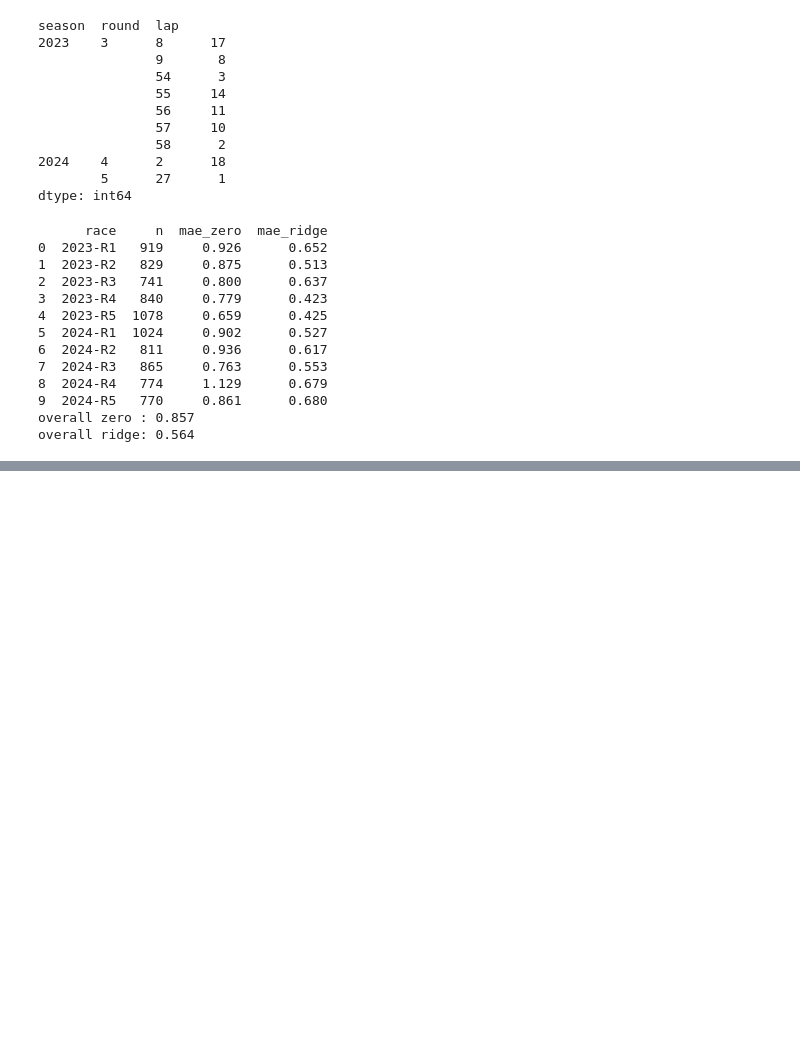
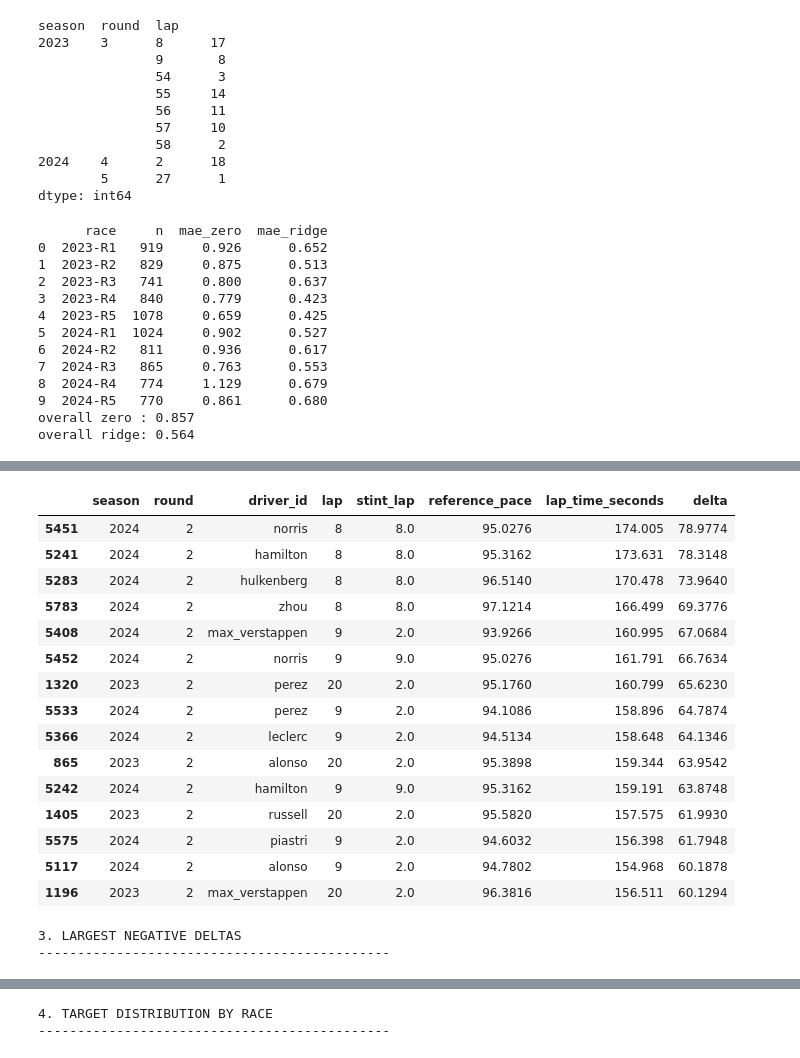
Before and after one commit to ajmanipriyancy/f1-race-strategy, a Jupyter notebook: notebooks/03_cleaning_and_target.ipynb, the cells around one changed output, grey strips where cells are left out. Saved outputs shown, nothing was run; the diff lists cells and outputs as text; code cells hidden in the pictures; blank space fills up the shorter version.

```diff
--- a/notebooks/03_cleaning_and_target.ipynb
+++ b/notebooks/03_cleaning_and_target.ipynb
@@ -276,0 +695,60 @@ overall ridge: 0.564
+# %%
+
+# DAY 4 — STEP 2: CHECK TARGET OUTLIERS AND STINT EFFECTS
+
+print("1. TARGET OUTLIER COUNTS")
+print("-" * 45)
+
+for threshold in [5, 10, 20, 30]:
+    count = (model_df["delta"].abs() > threshold).sum()
+    print(f"Rows with absolute delta > {threshold}s: {count}")
+
+print("\n2. LARGEST POSITIVE DELTAS")
+print("-" * 45)
+
+display(
+    model_df.nlargest(15, "delta")[
+        [
+            "season", "round", "driver_id", "lap",
+            "stint_lap", "reference_pace",
+            "lap_time_seconds", "delta"
+        ]
+    ]
+)
+
+print("\n3. LARGEST NEGATIVE DELTAS")
+print("-" * 45)
+
+display(
+    model_df.nsmallest(10, "delta")[
+        [
+            "season", "round", "driver_id", "lap",
+            "stint_lap", "reference_pace",
+            "lap_time_seconds", "delta"
+        ]
+    ]
+)
+
+print("\n4. TARGET DISTRIBUTION BY RACE")
+print("-" * 45)
+
+race_target_summary = (
+    model_df.groupby(["season", "round"])["delta"]
+    .agg(["count", "mean", "median", "std", "min", "max"])
+    .round(2)
+)
+
+display(race_target_summary)
+
+print("\n5. TARGET DISTRIBUTION BY STINT LAP")
+print("-" * 45)
+
+stint_summary = (
+    model_df.groupby("stint_lap")["delta"]
+    .agg(["count", "mean", "median", "std"])
+    .head(20)
+    .round(2)
+)
+
+display(stint_summary)
+# %% [output]
@@ -276,0 +764,18 @@ overall ridge: 0.564
+|  | season | round | driver_id | lap | stint_lap | reference_pace | lap_time_seconds | delta |
+| 5451 | 2024 | 2 | norris | 8 | 8.0 | 95.0276 | 174.005 | 78.9774 |
+| 5241 | 2024 | 2 | hamilton | 8 | 8.0 | 95.3162 | 173.631 | 78.3148 |
+| 5283 | 2024 | 2 | hulkenberg | 8 | 8.0 | 96.5140 | 170.478 | 73.9640 |
+| 5783 | 2024 | 2 | zhou | 8 | 8.0 | 97.1214 | 166.499 | 69.3776 |
+| 5408 | 2024 | 2 | max_verstappen | 9 | 2.0 | 93.9266 | 160.995 | 67.0684 |
+| 5452 | 2024 | 2 | norris | 9 | 9.0 | 95.0276 | 161.791 | 66.7634 |
+| 1320 | 2023 | 2 | perez | 20 | 2.0 | 95.1760 | 160.799 | 65.6230 |
+| 5533 | 2024 | 2 | perez | 9 | 2.0 | 94.1086 | 158.896 | 64.7874 |
+| 5366 | 2024 | 2 | leclerc | 9 | 2.0 | 94.5134 | 158.648 | 64.1346 |
+| 865 | 2023 | 2 | alonso | 20 | 2.0 | 95.3898 | 159.344 | 63.9542 |
+| 5242 | 2024 | 2 | hamilton | 9 | 9.0 | 95.3162 | 159.191 | 63.8748 |
+| 1405 | 2023 | 2 | russell | 20 | 2.0 | 95.5820 | 157.575 | 61.9930 |
+| 5575 | 2024 | 2 | piastri | 9 | 2.0 | 94.6032 | 156.398 | 61.7948 |
+| 5117 | 2024 | 2 | alonso | 9 | 2.0 | 94.7802 | 154.968 | 60.1878 |
+| 1196 | 2023 | 2 | max_verstappen | 20 | 2.0 | 96.3816 | 156.511 | 60.1294 |
+3. LARGEST NEGATIVE DELTAS
+---------------------------------------------
@@ -276,0 +793,2 @@ overall ridge: 0.564
+4. TARGET DISTRIBUTION BY RACE
+---------------------------------------------
```
Also changed, not shown: parts of 18 cells of this notebook, 1 other file.
